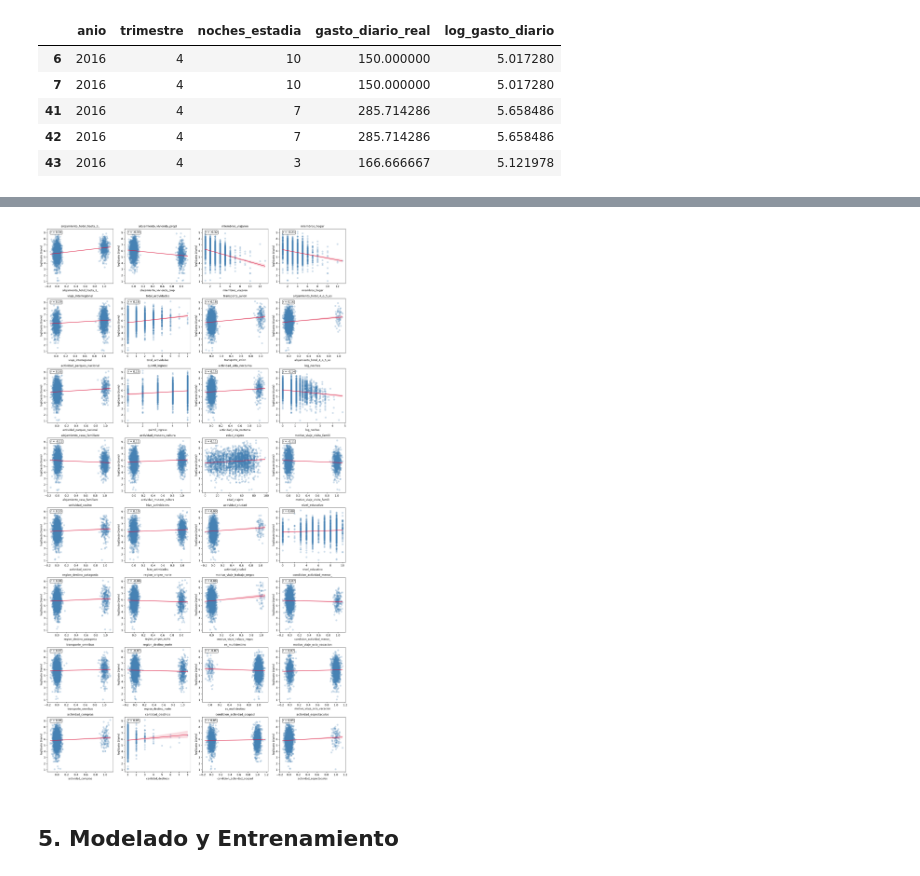
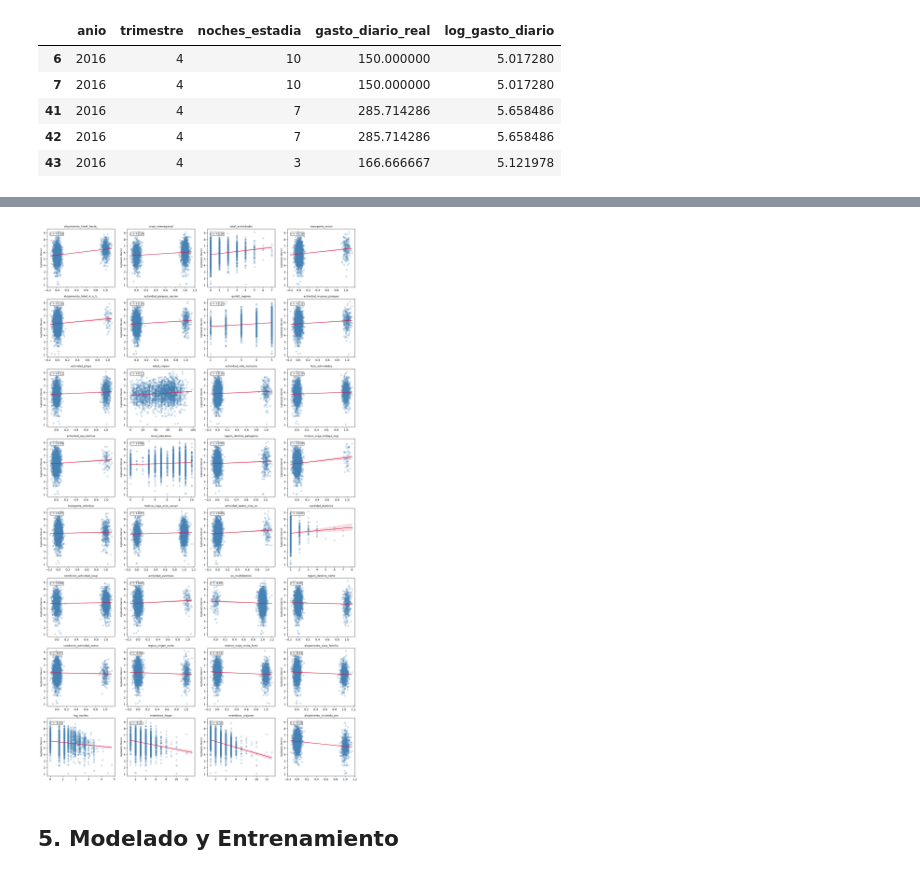
Before and after one commit to vbravo0/intro-ia-bravo, a Jupyter notebook: notebook.ipynb, the cells around one changed output, grey strips where cells are left out. Drawn from its saved outputs; the diff is of its cells as text; code cells hidden in the pictures.

```diff
--- a/notebook.ipynb
+++ b/notebook.ipynb
@@ -512,52 +691,61 @@ plt.show()
 # %%
-# Grilla de dispersión (Scatter Plots) vs. log_gasto_diario para evaluar linealidad
-# Tomamos automáticamente las variables con mayor correlación absoluta (|r| >= 0.05) ordenadas de mayor a menor impacto
-top_corrs = corrs[corrs.abs() >= 0.05].abs().sort_values(ascending=False)
-vars_dispersion = top_corrs.index.tolist()
+# Grilla de dispersión ordenada por correlación de Pearson r (de mayor positivo a más negativo)
+# Se toman las variables con correlación relevante (|r| >= 0.05)
+vars_dispersion = corrs[corrs.abs() >= 0.05].sort_values(ascending=False).index.tolist()
 
-# Muestra representativa para visualización ágil sin saturar memoria
+# Muestra representativa de 2500 registros para graficar sin saturar memoria
 df_sample = df_encuesta.sample(n=2500, random_state=42)
+rng = np.random.default_rng(42)
 
 ncols = 4
 nrows = int(np.ceil(len(vars_dispersion) / ncols))
-fig, axes = plt.subplots(nrows=nrows, ncols=ncols, figsize=(16, 3.6 * nrows))
+fig, axes = plt.subplots(nrows=nrows, ncols=ncols, figsize=(16, 3.5 * nrows))
 axes = np.array(axes).reshape(-1)
-rng = np.random.default_rng(42)
 
 for i, var in enumerate(vars_dispersion):
     r_val = corrs[var]
-
-    # Si la variable es binaria (0/1), agregamos jitter horizontal para ver la concentración de densidad
     x_vals = df_sample[var].to_numpy()
+    # Jitter horizontal en variables binarias para visualizar densidad de puntos
     if set(np.unique(x_vals)).issubset({0, 1, 0.0, 1.0}):
         x_plot = x_vals + rng.normal(0, 0.04, size=len(x_vals))
     else:
         x_plot = x_vals
 
     sns.scatterplot(
-        x=x_plot, y=df_sample['log_gasto_diario'],
-        alpha=0.25, ax=axes[i], color='steelblue', edgecolor=None
+        x=x_plot,
+        y=df_sample["log_gasto_diario"],
+        alpha=0.25,
+        ax=axes[i],
+        color="steelblue",
+        edgecolor=None,
     )
-    # Línea de regresión lineal OLS
     sns.regplot(
-        x=x_plot, y=df_sample['log_gasto_diario'],
-        scatter=False, ax=axes[i], color='crimson', line_kws={'linewidth': 1.5}
+        x=x_plot,
+        y=df_sample["log_gasto_diario"],
+        scatter=False,
+        ax=axes[i],
+        color="crimson",
+        line_kws={"linewidth": 1.5},
+    )
+    axes[i].set_title(f"{var[:24]}", fontsize=9)
+    axes[i].set_xlabel("")
+    axes[i].set_ylabel("log(Gasto Diario)", fontsize=8)
+    axes[i].text(
+        0.05,
+        0.90,
+        f"r = {r_val:+.2f}",
+        transform=axes[i].transAxes,
+        fontsize=9,
+        bbox=dict(boxstyle="round,pad=0.2", facecolor="white", alpha=0.85),
     )
 
-    axes[i].set_title(f"{var[:26]}", fontsize=10)
-    axes[i].set_xlabel(var[:26], fontsize=9)
-    axes[i].set_ylabel("log(Gasto Diario)", fontsize=9)
-    axes[i].text(0.05, 0.92, f"r = {r_val:.2f}",
-                 transform=axes[i].transAxes, fontsize=10,
-                 bbox=dict(boxstyle='round,pad=0.2', facecolor='white', alpha=0.85))
-
-# Ocultar ejes sobrantes
+# Ocultar subplots vacíos
 for i in range(len(vars_dispersion), len(axes)):
     axes[i].set_visible(False)
 
 plt.tight_layout()
 plt.show()
 # %% [output]
-[figure, old version]
+[figure, new version]
 # %% [markdown]
 ## 5. Modelado y Entrenamiento
```
Also changed, not shown: parts of 63 cells of this notebook, 1 other file.
